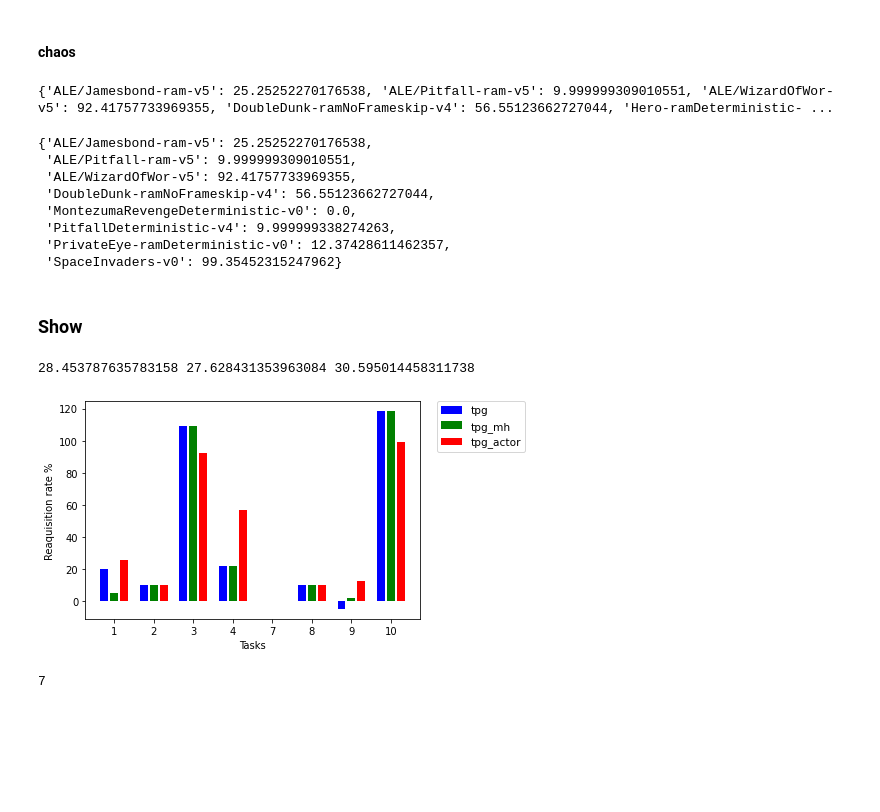
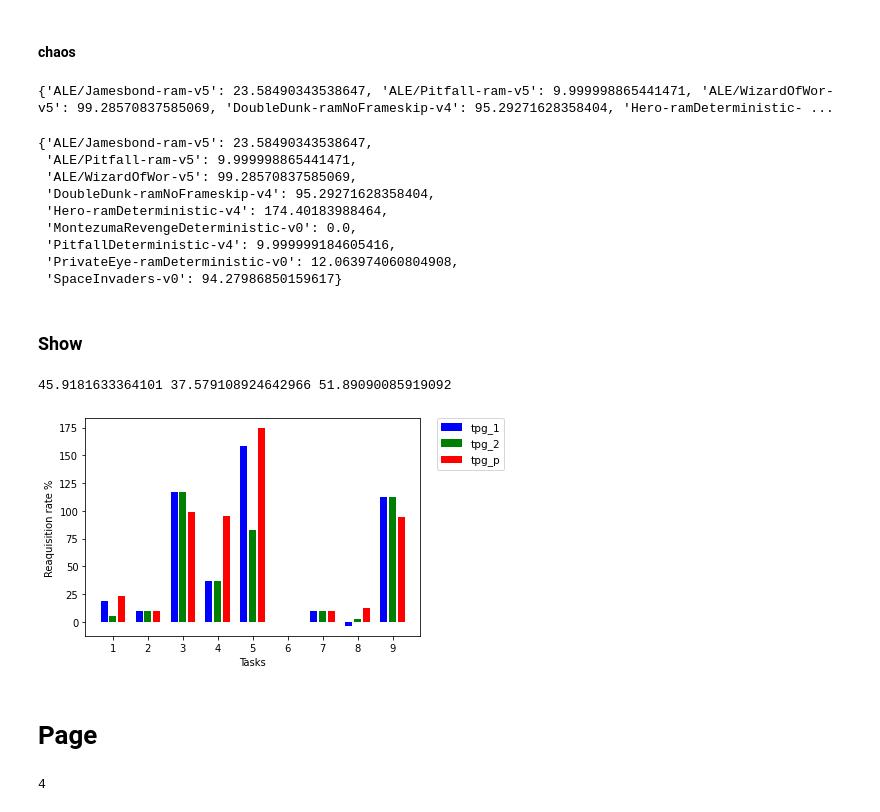
Before and after one commit to oyako-li/TPG, a Jupyter notebook: profile.ipynb, the cells around one changed output. Cells and saved outputs as stored; diff of their text form; code cells hidden in the pictures; blank space fills up the shorter version.

```diff
--- a/profile.ipynb
+++ b/profile.ipynb
@@ -1381,16 +1436,16 @@ x = {
     'ALE/WizardOfWor-v5':3,
     'DoubleDunk-ramNoFrameskip-v4':4,
     'Hero-ramDeterministic-v4':5,
-    'Hero-v4':6,
-    'MontezumaRevengeDeterministic-v0':7,
-    'PitfallDeterministic-v4':8,
-    'PrivateEye-ramDeterministic-v0':9,
-    'SpaceInvaders-v0':10,
+    # 'Hero-v4':6,
+    'MontezumaRevengeDeterministic-v0':6,
+    'PitfallDeterministic-v4':7,
+    'PrivateEye-ramDeterministic-v0':8,
+    'SpaceInvaders-v0':9,
 }
 # %%
 ignores = [
     'Hero-v4',
-    'Hero-ramDeterministic-v4'
+    # 'Hero-ramDeterministic-v4'
 ]
 normalize = {}
 scores_tpg = {}
@@ -1691,54 +1748,57 @@ for ignore in ignores:
     del scores_tpg_actor2[ignore]
 scores_tpg_actor2
 # %% [output]
-{'ALE/Jamesbond-ram-v5': 25.25252270176538, 'ALE/Pitfall-ram-v5': 9.999999309010551, 'ALE/WizardOfWor-v5': 92.41757733969355, 'DoubleDunk-ramNoFrameskip-v4': 56.55123662727044, 'Hero-ramDeterministic- ...
+{'ALE/Jamesbond-ram-v5': 23.58490343538647, 'ALE/Pitfall-ram-v5': 9.999998865441471, 'ALE/WizardOfWor-v5': 99.28570837585069, 'DoubleDunk-ramNoFrameskip-v4': 95.29271628358404, 'Hero-ramDeterministic- ...
-{'ALE/Jamesbond-ram-v5': 25.25252270176538,
- 'ALE/Pitfall-ram-v5': 9.999999309010551,
- 'ALE/WizardOfWor-v5': 92.41757733969355,
- 'DoubleDunk-ramNoFrameskip-v4': 56.55123662727044,
+{'ALE/Jamesbond-ram-v5': 23.58490343538647,
+ 'ALE/Pitfall-ram-v5': 9.999998865441471,
+ 'ALE/WizardOfWor-v5': 99.28570837585069,
+ 'DoubleDunk-ramNoFrameskip-v4': 95.29271628358404,
+ 'Hero-ramDeterministic-v4': 174.40183988464,
  'MontezumaRevengeDeterministic-v0': 0.0,
- 'PitfallDeterministic-v4': 9.999999338274263,
- 'PrivateEye-ramDeterministic-v0': 12.37428611462357,
- 'SpaceInvaders-v0': 99.35452315247962}
+ 'PitfallDeterministic-v4': 9.999999184605416,
+ 'PrivateEye-ramDeterministic-v0': 12.063974060804908,
+ 'SpaceInvaders-v0': 94.27986850159617}
 # %% [markdown]
 ### Show
 # %%
 left = np.arange(1, len(scores_tpg.keys())+1)
 labels = [str(v) for li,v in x.items() if li not in ignores]
 width = 0.2
 edges = [0+0.5, len(scores_tpg.keys())+0.5]
-plt.bar(left-0.25, scores_tpg.values(), width=width, color="blue", label='tpg')
-plt.bar(left, scores_tpg_mh.values(), width=width, color="green", label='tpg_mh')
-plt.bar(left+0.25, scores_tpg_actor2.values(), width=width, color="red", label='tpg_actor')
+plt.bar(left-0.25, scores_tpg.values(), width=width, color="blue", label='tpg_1')
+plt.bar(left, scores_tpg_mh.values(), width=width, color="green", label='tpg_2')
+plt.bar(left+0.25, scores_tpg_actor2.values(), width=width, color="red", label='tpg_p')
 # plt.plot(edges, [sum(scores_tpg.values())/10.]*len(edges), label='tpg-ave', c="royalblue")
 # plt.plot(edges, [sum(scores_tpg_mh.values())/10.]*len(edges), label='tpg_mh-ave', c="lime")
 # plt.plot(edges, [sum(scores_tpg_actor2.values())/10.]*len(edges), label='tpg_actor-ave', c="tomato")
 plt.xticks(left, labels)
 # plt.suptitle('Categorical Plotting')
 plt.xlabel('Tasks')
 plt.ylabel('Reaquisition rate %')
 
 # plt.title('Multi-Task Scores')
 # plt.legend()
 plt.legend(bbox_to_anchor=(1.05, 1), loc='upper left', borderaxespad=0, fontsize=10.5)
 print(sum(scores_tpg.values())/10.,sum(scores_tpg_mh.values())/10.,sum(scores_tpg_actor2.values())/10.)
 # plt.savefig()
 plt.show()
 # multi-10-tasks: 394.45354363594583 7500218.961637132 546500433.9280788
 # multi-9-tasks: 394.45354363594583 218.9616371318259 433.92807890293545
 # multi-8-tasks: 28.453787635783165 27.628431353963087 30.59501445831173
 # multi-mh-tasks: 45.9181633364101 47.57909559132741 780.5565959715974
 # multi-mh-9-tasks: 45.9181633364101 37.579108924642966 51.890900859190914
 # chaos-10: 30.475905076862755 15000219.657665115 277000216.52672666
 # chaos-9: 30.475905076862755 219.65766511934117 216.52672667207617
 # chaos-8: 25.475908410193867 27.99112623036706 26.860186449769582
 # chaos-mh-10: 28.52662045726466 61.913494491599224 406.94831171882987
 # chaos-mh-9: 28.52662045726466 41.91352115823033 37.61547082928448
 # %% [output]
-28.453787635783158 27.628431353963084 30.595014458311738
+45.9181633364101 37.579108924642966 51.89090085919092
-[figure, old version]
+[figure, new version]
+# %% [markdown]
+# Page
 # %%
-56-47-2
+56-52
 # 5("""考察""")-5("""結果""")-5("""提案""")
 # %% [output]
-7
+4
```
Also changed, not shown: parts of 13 cells of this notebook, 2 other files.
